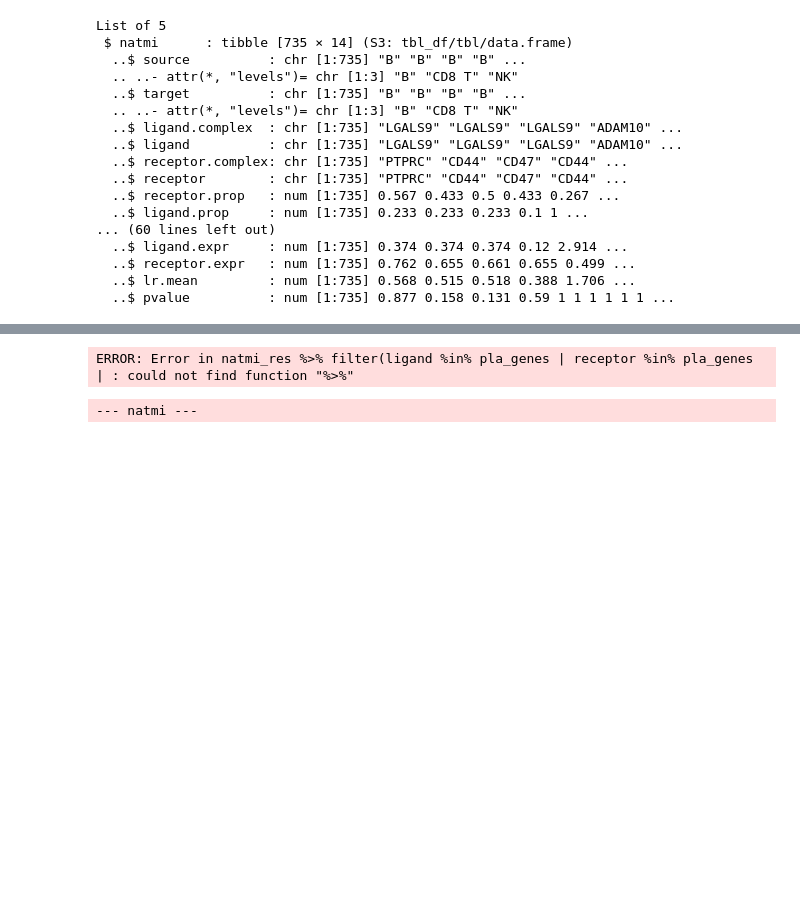
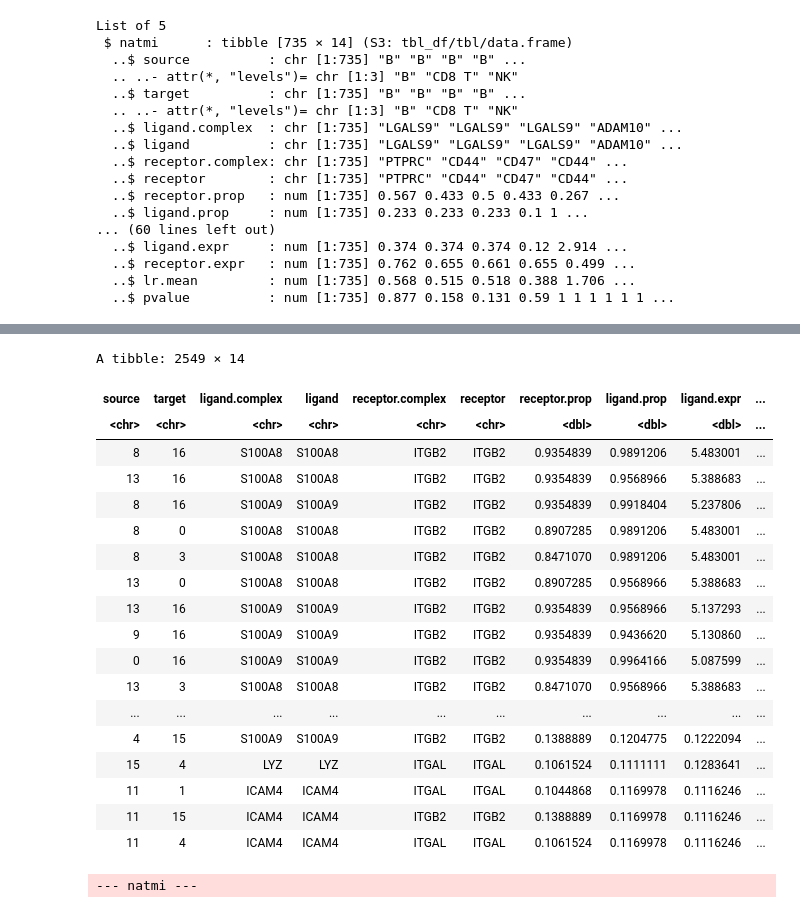
Before and after one commit to auredersch/FoPra_PLAs, a Jupyter notebook: notebooks/exploration_week1/cell-cell-signaling.ipynb, the cells around one changed output, grey strips where cells are left out. Saved outputs shown, nothing was run; the diff lists cells and outputs as text; code cells hidden in the pictures; blank space fills up the shorter version.

```diff
--- a/notebooks/exploration_week1/cell-cell-signaling.ipynb
+++ b/notebooks/exploration_week1/cell-cell-signaling.ipynb
@@ -30,0 +80,3 @@ ERROR: Error in show_resources(): could not find function "show_resources"
+# %%
+# Load data
+seurat_obj <- readRDS(paste0(data_path, file_name))
@@ -146,24 +550,81 @@ A tibble: 30 × 10
 # %%
-pla_genes <- c(
-  "SELP", "SELPLG",   # P-selectin / PSGL-1
-  "ITGAM", "ITGB2",   # Mac-1
-  "GP1BA", "GP1BB",
-  "ITGA2B", "ITGB3",
-  "CD40LG", "CD40",
-  "CD44", "ICAM1",
-  "PECAM1"
+pla_signaling_genes <- list(
+
+  adhesion = c(
+    "SELP",
+    "SELPLG",
+    "ITGAM",
+    "ITGB2",
+    "GP1BA",
+    "GP1BB",
+    "GP9",
+    "GP5",
+    "VWF",
+    "ITGA2B",
+    "ITGB3",
+    "ICAM2",
+    "ITGAL",
+    "CD40LG",
+    "CD40",
+    "PDPN",
+    "CLEC1B",
+    "FCGR2A"
+  ),
+
+  cytokines_chemokines = c(
+    "CXCL8",
+    "CXCR1",
+    "CXCR2",
+    "CCL2",
+    "CCR2",
+    "PF4",
+    "CCL5",
+    "CCR1",
+    "CCR3",
+    "CCR5",
+    "IL1B",
+    "IL1R1",
+    "IL1RAP"
+  ),
+
+  lipid_mediator_pathways = c(
+    "PTGS2",
+    "TBXAS1",
+    "TBXA2R",
+    "PTAFR"
+  )
 )
+
+pla_genes <- unique(unlist(pla_signaling_genes))
 
 natmi_res %>%
   filter(
     ligand %in% pla_genes |
       receptor %in% pla_genes |
       ligand.complex %in% pla_genes |
       receptor.complex %in% pla_genes
   ) %>%
   arrange(desc(prod_weight))
 # %% [output]
-ERROR: Error in natmi_res %>% filter(ligand %in% pla_genes | receptor %in% pla_genes | : could not find function "%>%"
+A tibble: 2549 × 14
+| source | target | ligand.complex | ligand | receptor.complex | receptor | receptor.prop | ligand.prop | ligand.expr | ... |
+| <chr> | <chr> | <chr> | <chr> | <chr> | <chr> | <dbl> | <dbl> | <dbl> | ... |
+| 8 | 16 | S100A8 | S100A8 | ITGB2 | ITGB2 | 0.9354839 | 0.9891206 | 5.483001 | ... |
+| 13 | 16 | S100A8 | S100A8 | ITGB2 | ITGB2 | 0.9354839 | 0.9568966 | 5.388683 | ... |
+| 8 | 16 | S100A9 | S100A9 | ITGB2 | ITGB2 | 0.9354839 | 0.9918404 | 5.237806 | ... |
+| 8 | 0 | S100A8 | S100A8 | ITGB2 | ITGB2 | 0.8907285 | 0.9891206 | 5.483001 | ... |
+| 8 | 3 | S100A8 | S100A8 | ITGB2 | ITGB2 | 0.8471070 | 0.9891206 | 5.483001 | ... |
+| 13 | 0 | S100A8 | S100A8 | ITGB2 | ITGB2 | 0.8907285 | 0.9568966 | 5.388683 | ... |
+| 13 | 16 | S100A9 | S100A9 | ITGB2 | ITGB2 | 0.9354839 | 0.9568966 | 5.137293 | ... |
+| 9 | 16 | S100A9 | S100A9 | ITGB2 | ITGB2 | 0.9354839 | 0.9436620 | 5.130860 | ... |
+| 0 | 16 | S100A9 | S100A9 | ITGB2 | ITGB2 | 0.9354839 | 0.9964166 | 5.087599 | ... |
+| 13 | 3 | S100A8 | S100A8 | ITGB2 | ITGB2 | 0.8471070 | 0.9568966 | 5.388683 | ... |
+| ... | ... | ... | ... | ... | ... | ... | ... | ... | ... |
+| 4 | 15 | S100A9 | S100A9 | ITGB2 | ITGB2 | 0.1388889 | 0.1204775 | 0.1222094 | ... |
+| 15 | 4 | LYZ | LYZ | ITGAL | ITGAL | 0.1061524 | 0.1111111 | 0.1283641 | ... |
+| 11 | 1 | ICAM4 | ICAM4 | ITGAL | ITGAL | 0.1044868 | 0.1169978 | 0.1116246 | ... |
+| 11 | 15 | ICAM4 | ICAM4 | ITGB2 | ITGB2 | 0.1388889 | 0.1169978 | 0.1116246 | ... |
+| 11 | 4 | ICAM4 | ICAM4 | ITGAL | ITGAL | 0.1061524 | 0.1169978 | 0.1116246 | ... |
 # %%
 lapply(names(liana_test), function(method) {
   res <- liana_test[[method]]
```
Also changed, not shown: parts of 17 cells of this notebook, 3 other files.
